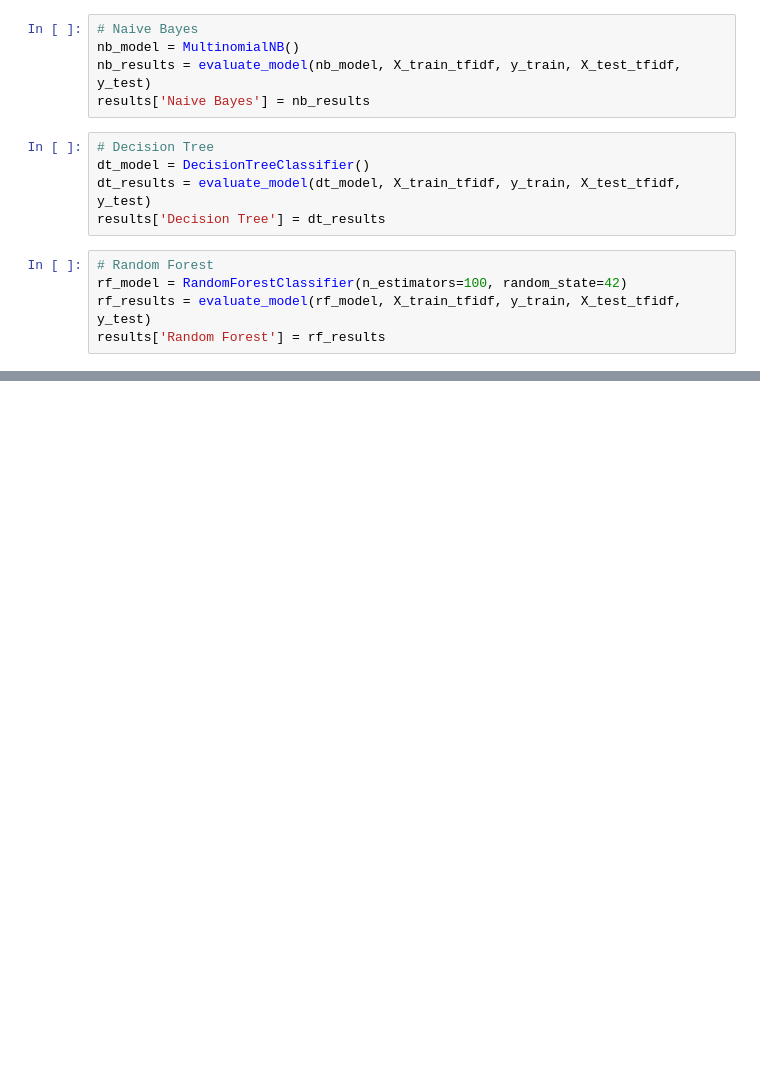
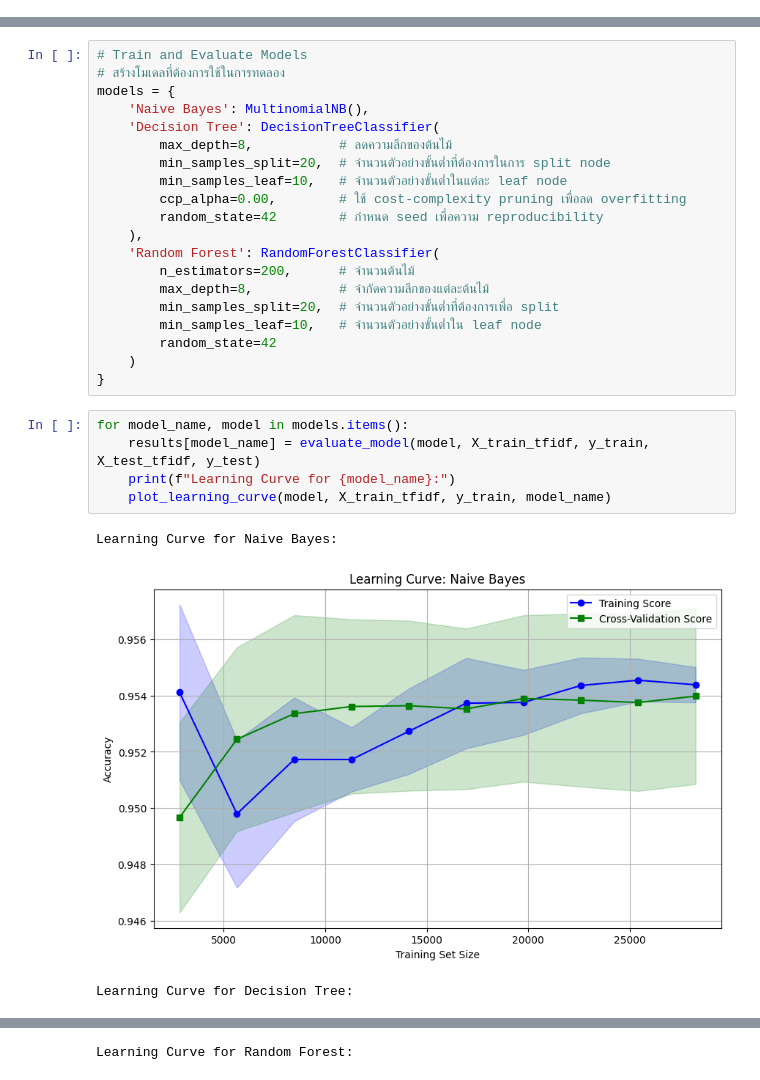
Before and after one commit to Atonniic/SeniorProject, a Jupyter notebook: TrainModel4Column.ipynb, the cells around one changed output, grey strips where cells are left out. Drawn from its saved outputs; the diff is of its cells as text; blank space fills up the shorter version.

```diff
--- a/TrainModel4Column.ipynb
+++ b/TrainModel4Column.ipynb
@@ -53,16 +81 @@ def evaluate_model(model, X_train, y_train, X_test, y_test):
     return training_time, accuracy, recall, precision, y_pred
-# %%
-# Naive Bayes
-nb_model = MultinomialNB()
-nb_results = evaluate_model(nb_model, X_train_tfidf, y_train, X_test_tfidf, y_test)
-results['Naive Bayes'] = nb_results
-# %%
-# Decision Tree
-dt_model = DecisionTreeClassifier()
-dt_results = evaluate_model(dt_model, X_train_tfidf, y_train, X_test_tfidf, y_test)
-results['Decision Tree'] = dt_results
-# %%
-# Random Forest
-rf_model = RandomForestClassifier(n_estimators=100, random_state=42)
-rf_results = evaluate_model(rf_model, X_train_tfidf, y_train, X_test_tfidf, y_test)
-results['Random Forest'] = rf_results
@@ -68,0 +110,29 @@ results['Random Forest'] = rf_results
+# %%
+# Train and Evaluate Models
+# สร้างโมเดลที่ต้องการใช้ในการทดลอง
+models = {
+    'Naive Bayes': MultinomialNB(),
+    'Decision Tree': DecisionTreeClassifier(
+        max_depth=8,           # ลดความลึกของต้นไม้
+        min_samples_split=20,  # จำนวนตัวอย่างขั้นต่ำที่ต้องการในการ split node
+        min_samples_leaf=10,   # จำนวนตัวอย่างขั้นต่ำในแต่ละ leaf node
+        ccp_alpha=0.00,        # ใช้ cost-complexity pruning เพื่อลด overfitting
+        random_state=42        # กำหนด seed เพื่อความ reproducibility
+    ),
+    'Random Forest': RandomForestClassifier(
+        n_estimators=200,      # จำนวนต้นไม้
+        max_depth=8,           # จำกัดความลึกของแต่ละต้นไม้
+        min_samples_split=20,  # จำนวนตัวอย่างขั้นต่ำที่ต้องการเพื่อ split
+        min_samples_leaf=10,   # จำนวนตัวอย่างขั้นต่ำใน leaf node
+        random_state=42
+    )
+}
+# %%
+for model_name, model in models.items():
+    results[model_name] = evaluate_model(model, X_train_tfidf, y_train, X_test_tfidf, y_test)
+    print(f"Learning Curve for {model_name}:")
+    plot_learning_curve(model, X_train_tfidf, y_train, model_name)
+# %% [output]
+Learning Curve for Naive Bayes:
+[figure, added]
+Learning Curve for Decision Tree:
@@ -68,0 +140 @@ results['Random Forest'] = rf_results
+Learning Curve for Random Forest:
```
Also changed, not shown: parts of 13 cells of this notebook.
